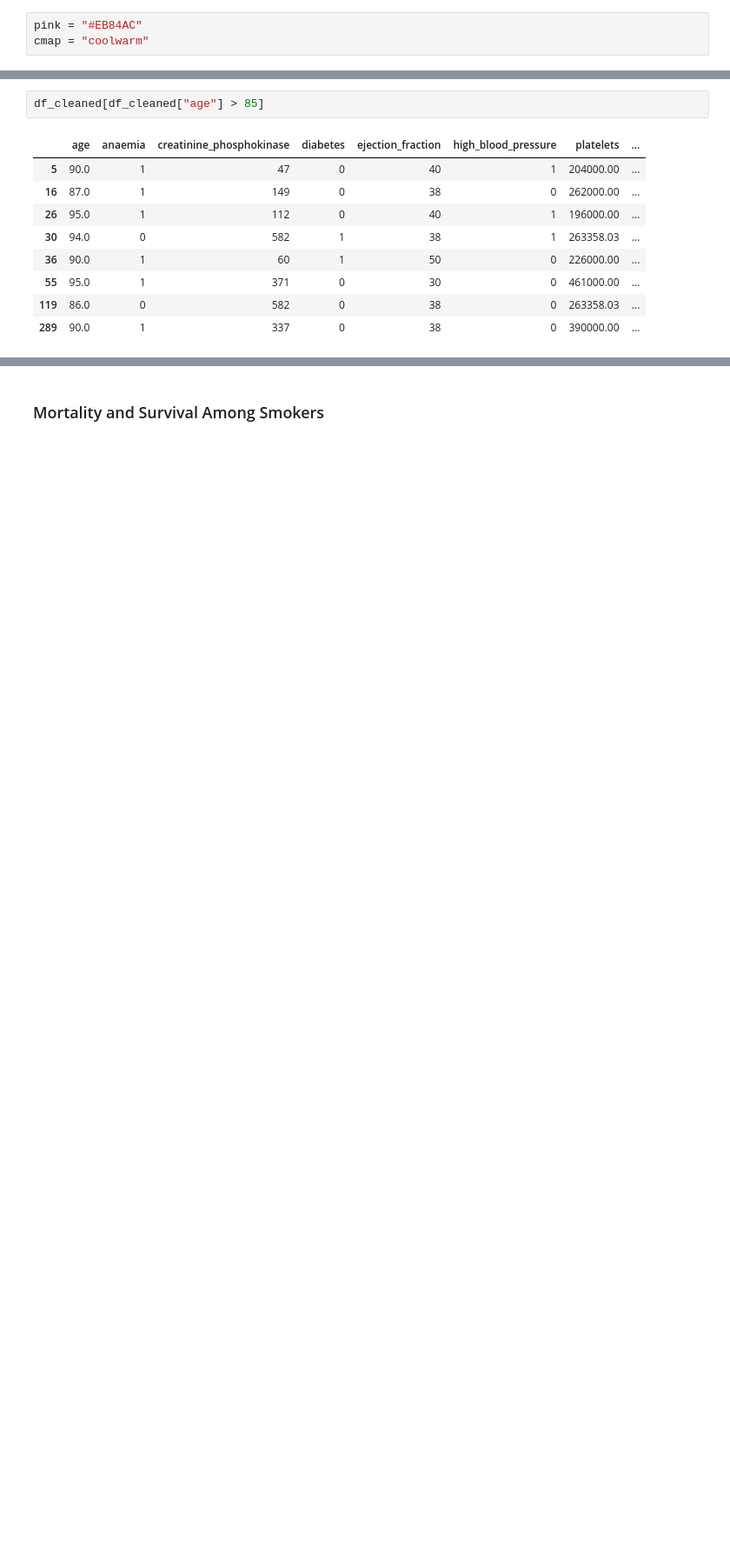
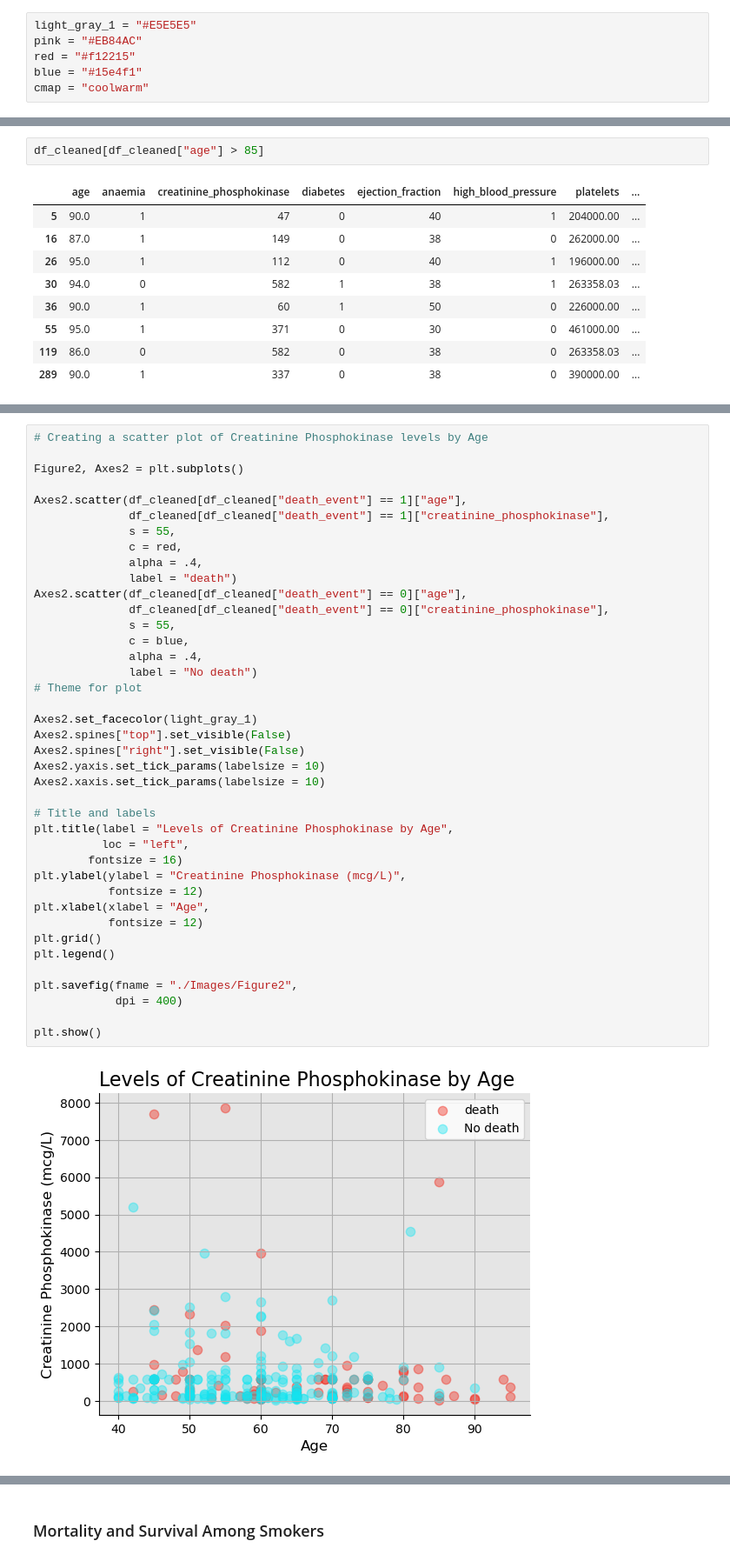
Before and after one commit to data-analyst05/MortalityPrediction_HeartFailure, a Jupyter notebook: index.ipynb, the cells around one changed output, grey strips where cells are left out. Shown at 87% size. Drawn from its saved outputs; the diff is of its cells as text; blank space fills up the shorter version.

```diff
--- a/index.ipynb
+++ b/index.ipynb
@@ -70,7 +70,10 @@ import tensorflow as tf
 # %% [markdown]
 ## Color Palette
 # %%
+light_gray_1 = "#E5E5E5"
 pink = "#EB84AC"
+red = "#f12215"
+blue = "#15e4f1"
 cmap = "coolwarm"
 # %% [markdown]
 # Data Preparation
@@ -364 +335,43 @@ plt.show()
+# %%
+# Creating a scatter plot of Creatinine Phosphokinase levels by Age
+
+Figure2, Axes2 = plt.subplots()
+
+Axes2.scatter(df_cleaned[df_cleaned["death_event"] == 1]["age"],
+              df_cleaned[df_cleaned["death_event"] == 1]["creatinine_phosphokinase"],
+              s = 55,
+              c = red,
+              alpha = .4,
+              label = "death")
+Axes2.scatter(df_cleaned[df_cleaned["death_event"] == 0]["age"],
+              df_cleaned[df_cleaned["death_event"] == 0]["creatinine_phosphokinase"],
+              s = 55,
+              c = blue,
+              alpha = .4,
+              label = "No death")
+# Theme for plot
+
+Axes2.set_facecolor(light_gray_1)
+Axes2.spines["top"].set_visible(False)
+Axes2.spines["right"].set_visible(False)
+Axes2.yaxis.set_tick_params(labelsize = 10)
+Axes2.xaxis.set_tick_params(labelsize = 10)
+
+# Title and labels
+plt.title(label = "Levels of Creatinine Phosphokinase by Age",
+          loc = "left",
+        fontsize = 16)
+plt.ylabel(ylabel = "Creatinine Phosphokinase (mcg/L)",
+           fontsize = 12)
+plt.xlabel(xlabel = "Age",
+           fontsize = 12)
+plt.grid()
+plt.legend()
+
+plt.savefig(fname = "./Images/Figure2",
+            dpi = 400)
+
+plt.show()
+# %% [output]
+[figure, added]
 # %% [markdown]
```
Also changed, not shown: parts of 20 cells of this notebook, 25 other files.
